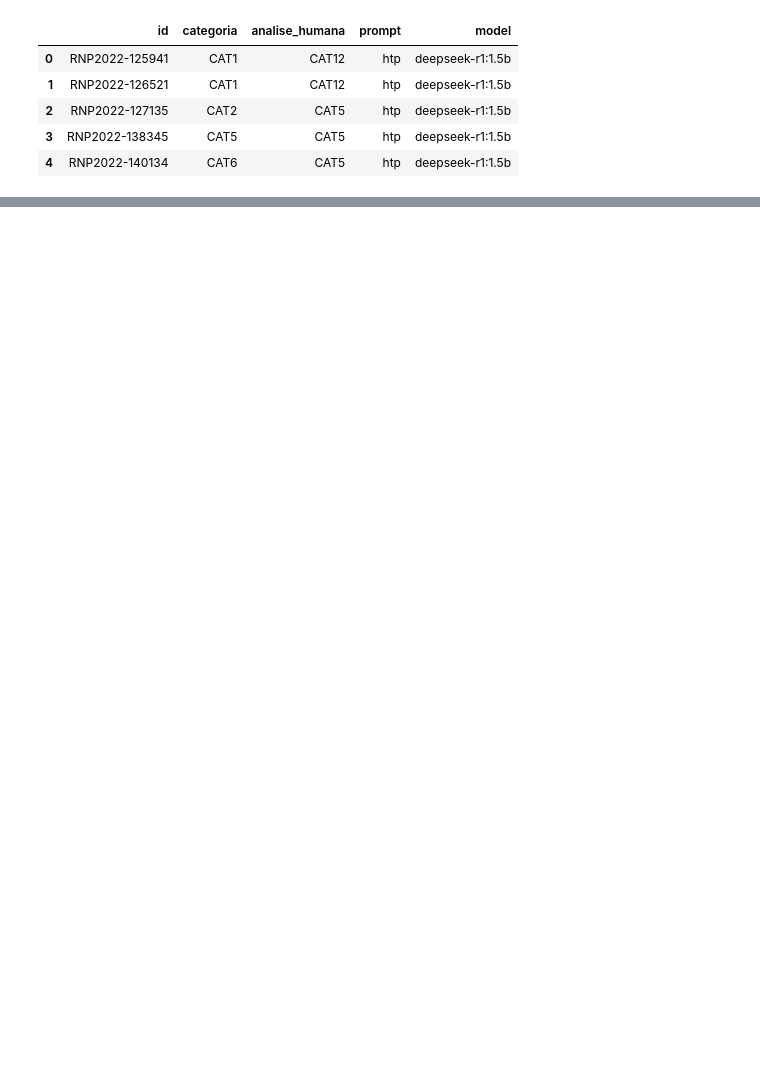
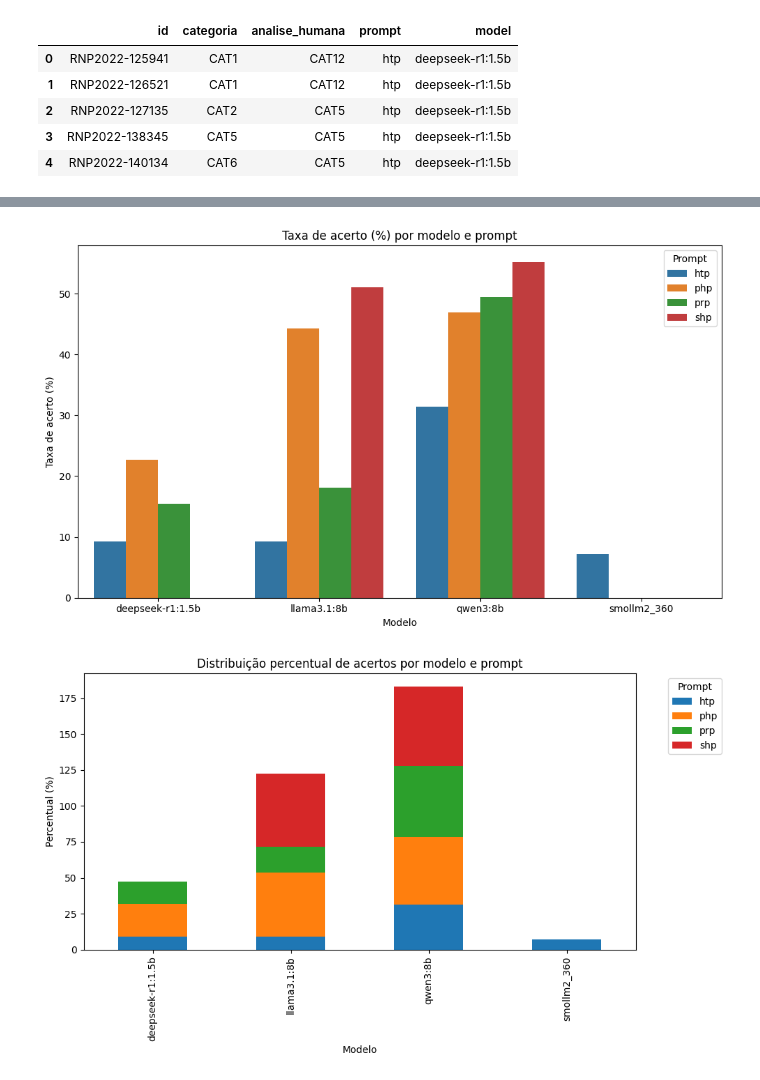
Before and after one commit to AILabs4All/FrameworkPE, a Jupyter notebook: teste_.ipynb, the cells around one changed output, grey strips where cells are left out. Saved outputs shown, nothing was run; the diff lists cells and outputs as text; code cells hidden in the pictures; blank space fills up the shorter version.

```diff
--- a/teste_.ipynb
+++ b/teste_.ipynb
@@ -379,0 +402,56 @@ df_final
+# %%
+import pandas as pd
+import matplotlib.pyplot as plt
+import seaborn as sns
+
+# Criar coluna indicando se o modelo acertou
+df_final['acertou'] = df_final['categoria'] == df_final['analise_humana']
+
+# Agrupar por prompt e modelo
+resultado = (
+    df_final.groupby(['prompt', 'model'])
+    .agg(total=('id', 'count'), acertos=('acertou', 'sum'))
+    .assign(percentual=lambda x: (x['acertos'] / x['total']) * 100)
+    .reset_index()
+)
+
+# ==============================
+# 1️⃣ GRÁFICO DE BARRAS SIMPLES
+# ==============================
+plt.figure(figsize=(10, 6))
+sns.barplot(
+    data=resultado,
+    x='model', y='percentual', hue='prompt'
+)
+plt.title('Taxa de acerto (%) por modelo e prompt')
+plt.ylabel('Taxa de acerto (%)')
+plt.xlabel('Modelo')
+plt.legend(title='Prompt')
+plt.tight_layout()
+plt.show()
+
+# ====================================
+# 2️⃣ GRÁFICO DE BARRAS EMPILHADAS (%)
+# ====================================
+pivot_data = resultado.pivot(index='model', columns='prompt', values='percentual')
+pivot_data.plot(kind='bar', stacked=True, figsize=(10, 6))
+plt.title('Distribuição percentual de acertos por modelo e prompt')
+plt.ylabel('Percentual (%)')
+plt.xlabel('Modelo')
+plt.legend(title='Prompt', bbox_to_anchor=(1.05, 1), loc='upper left')
+plt.tight_layout()
+plt.show()
+
+# ==============================
+# 3️⃣ MAPA DE CALOR (HEATMAP)
+# ==============================
+plt.figure(figsize=(8, 5))
+sns.heatmap(pivot_data, annot=True, fmt=".1f", cmap='YlGnBu', cbar_kws={'label': 'Taxa de acerto (%)'})
+plt.title('Mapa de calor das taxas de acerto por modelo e prompt')
+plt.ylabel('Modelo')
+plt.xlabel('Prompt')
+plt.tight_layout()
+plt.show()
+# %% [output]
+[figure, added]
+[figure, added]
```
Also changed, not shown: parts of 15 cells of this notebook, 5 other files.
